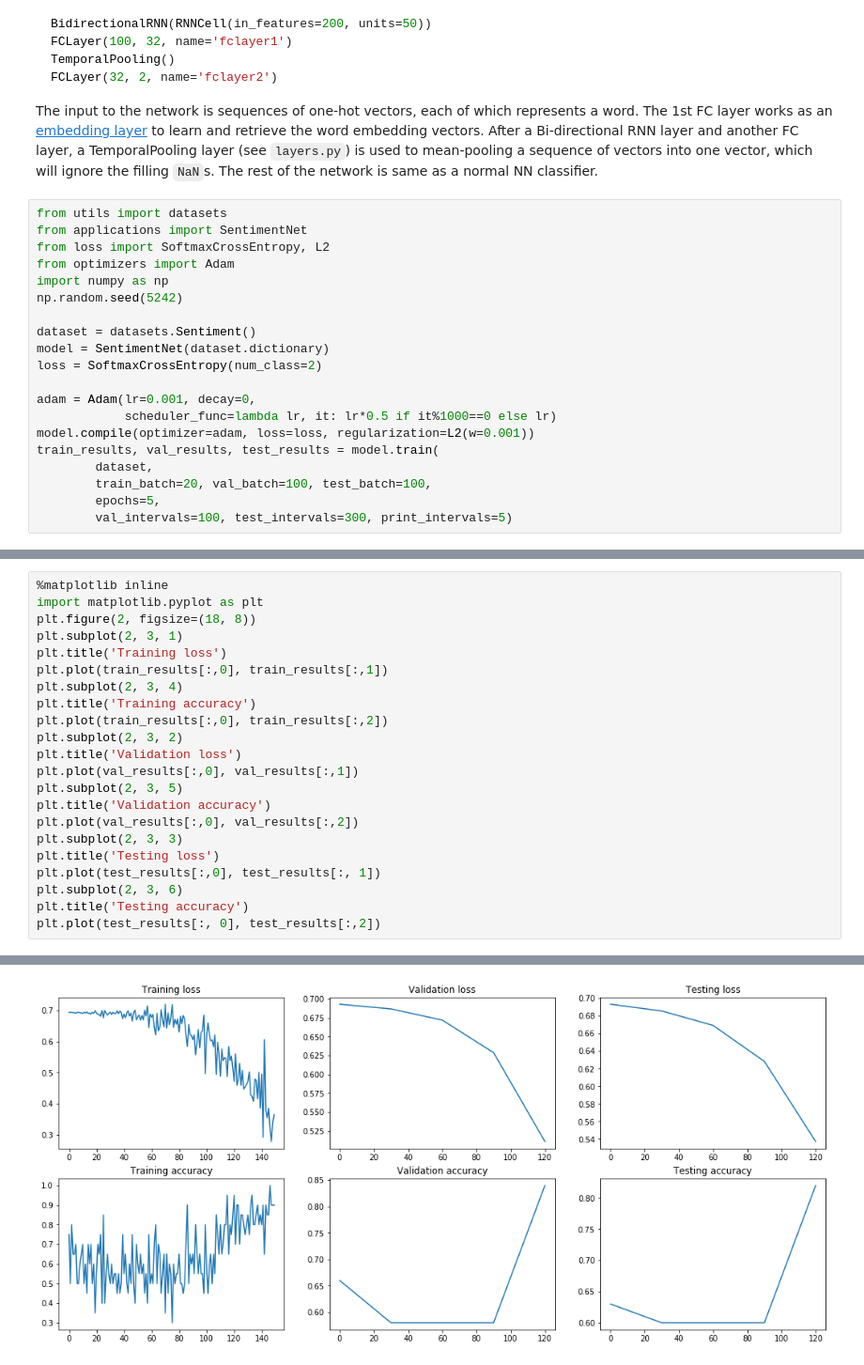
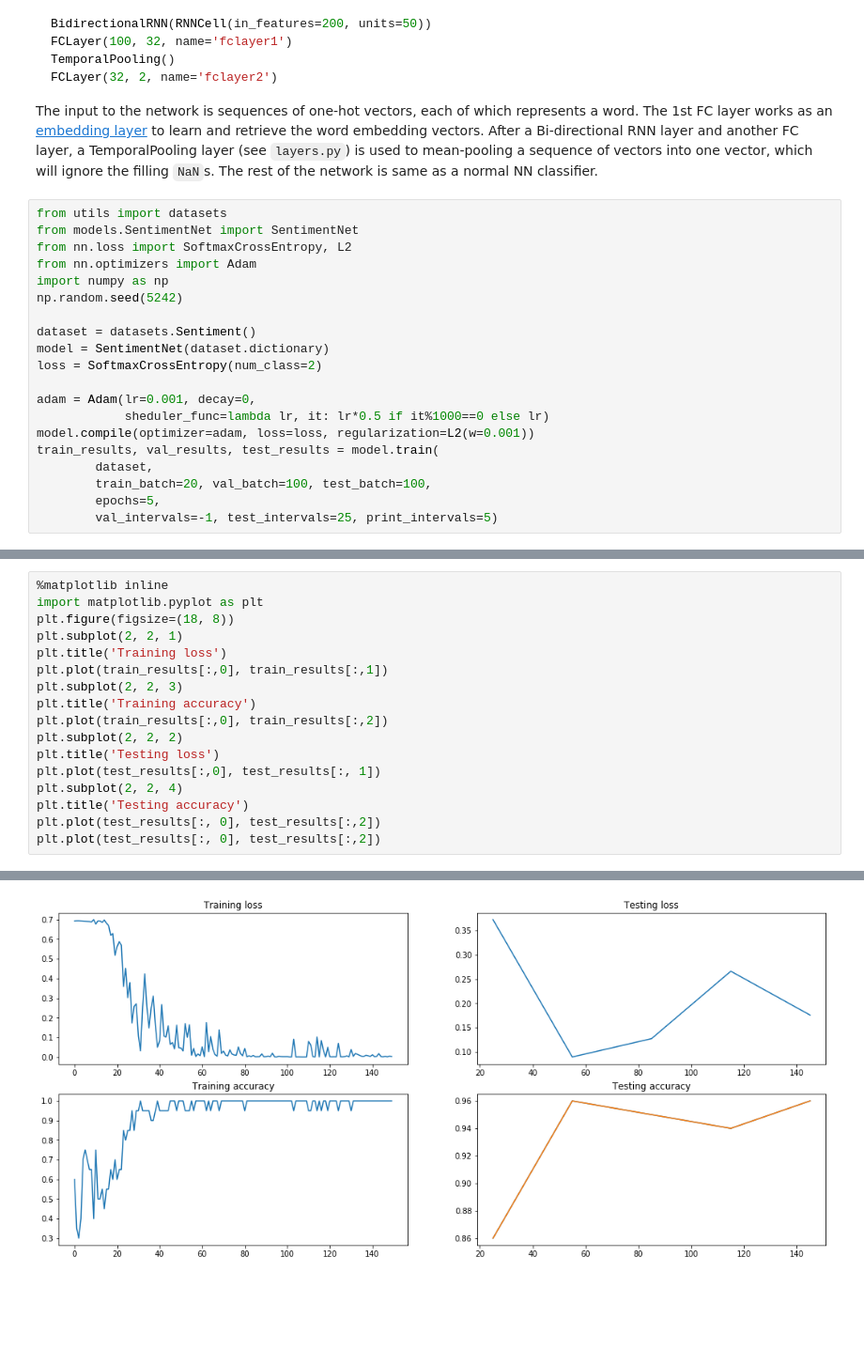
Before and after one commit to shuyao95/CS5242-DL-with-numpy, a Jupyter notebook: rnn_main.ipynb, the cells around one changed output, grey strips where cells are left out. Shown at 94% size. Cells and saved outputs as stored; diff of their text form; blank space fills up the shorter version.

```diff
--- a/rnn_main.ipynb
+++ b/rnn_main.ipynb
@@ -341,9 +323,9 @@ FCLayer(32, 2, name='fclayer2')
 The input to the network is sequences of one-hot vectors, each of which represents a word. The 1st FC layer works as an [embedding layer](https://www.tensorflow.org/versions/master/programmers_guide/embedding) to learn and retrieve the word embedding vectors. After a Bi-directional RNN layer and another FC layer, a TemporalPooling layer (see `layers.py`) is used to mean-pooling a sequence of vectors into one vector, which will ignore the filling `NaN`s. The rest of the network is same as a normal NN classifier.
 # %%
 from utils import datasets
-from applications import SentimentNet
-from loss import SoftmaxCrossEntropy, L2
-from optimizers import Adam
+from models.SentimentNet import SentimentNet
+from nn.loss import SoftmaxCrossEntropy, L2
+from nn.optimizers import Adam
 import numpy as np
 np.random.seed(5242)
 
@@ -352,11 +334,11 @@ model = SentimentNet(dataset.dictionary)
 loss = SoftmaxCrossEntropy(num_class=2)
 
 adam = Adam(lr=0.001, decay=0,
-            scheduler_func=lambda lr, it: lr*0.5 if it%1000==0 else lr)
+            sheduler_func=lambda lr, it: lr*0.5 if it%1000==0 else lr)
 model.compile(optimizer=adam, loss=loss, regularization=L2(w=0.001))
 train_results, val_results, test_results = model.train(
         dataset,
         train_batch=20, val_batch=100, test_batch=100,
         epochs=5,
-        val_intervals=100, test_intervals=300, print_intervals=5)
+        val_intervals=-1, test_intervals=25, print_intervals=5)
 # %% [output]
@@ -380,25 +364,20 @@ Iteration 25:   accuracy=0.85000, loss=0.38549, regularization loss= 0.405894031
 # %%
 %matplotlib inline
 import matplotlib.pyplot as plt
-plt.figure(2, figsize=(18, 8))
-plt.subplot(2, 3, 1)
+plt.figure(figsize=(18, 8))
+plt.subplot(2, 2, 1)
 plt.title('Training loss')
 plt.plot(train_results[:,0], train_results[:,1])
-plt.subplot(2, 3, 4)
+plt.subplot(2, 2, 3)
 plt.title('Training accuracy')
 plt.plot(train_results[:,0], train_results[:,2])
-plt.subplot(2, 3, 2)
-plt.title('Validation loss')
-plt.plot(val_results[:,0], val_results[:,1])
-plt.subplot(2, 3, 5)
-plt.title('Validation accuracy')
-plt.plot(val_results[:,0], val_results[:,2])
-plt.subplot(2, 3, 3)
+plt.subplot(2, 2, 2)
 plt.title('Testing loss')
 plt.plot(test_results[:,0], test_results[:, 1])
-plt.subplot(2, 3, 6)
+plt.subplot(2, 2, 4)
 plt.title('Testing accuracy')
 plt.plot(test_results[:, 0], test_results[:,2])
+plt.plot(test_results[:, 0], test_results[:,2])
 # %% [output]
 [<matplotlib.lines.Line2D at 0x...>]
-[figure, old version]
+[figure, new version]
```
Also changed, not shown: parts of 31 cells of this notebook, 8 other files.
